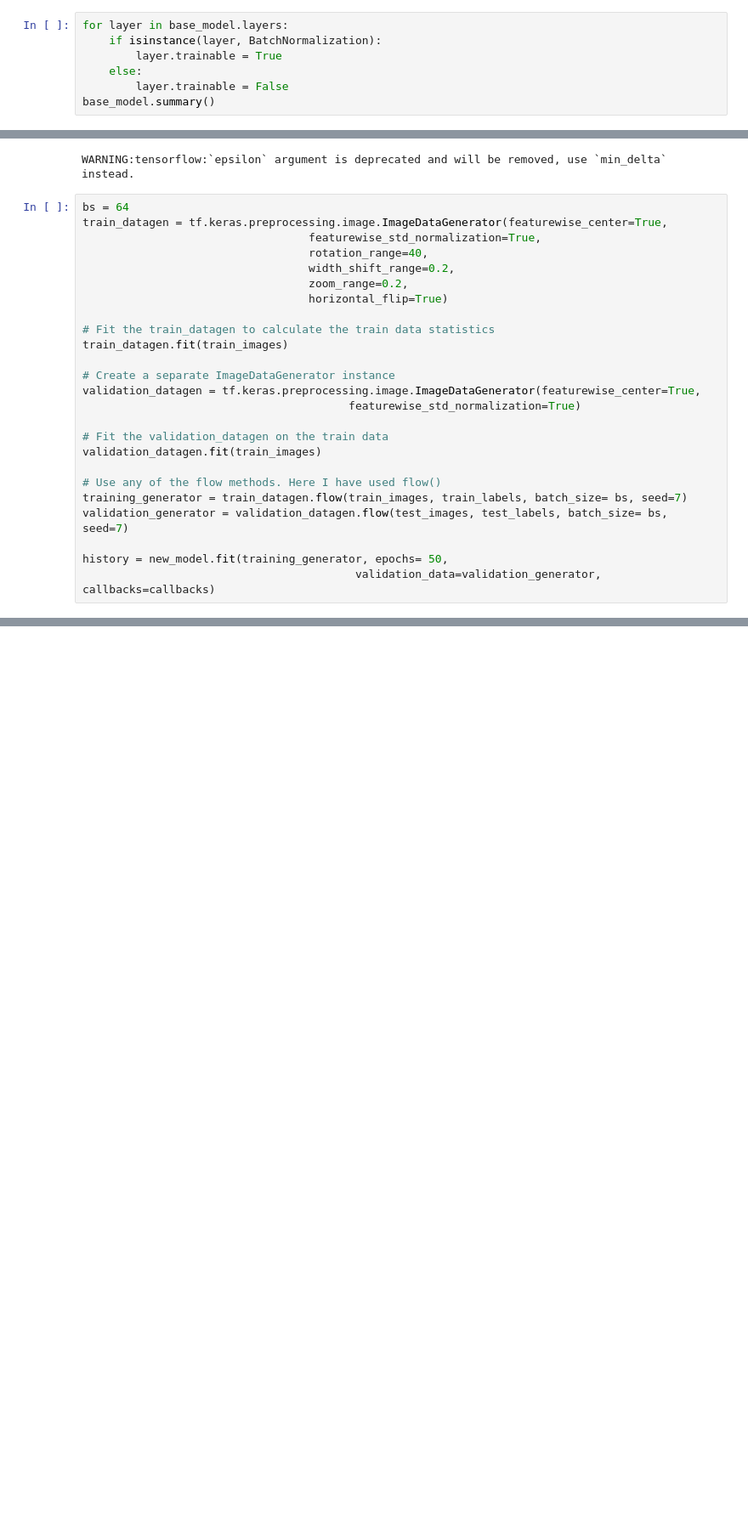
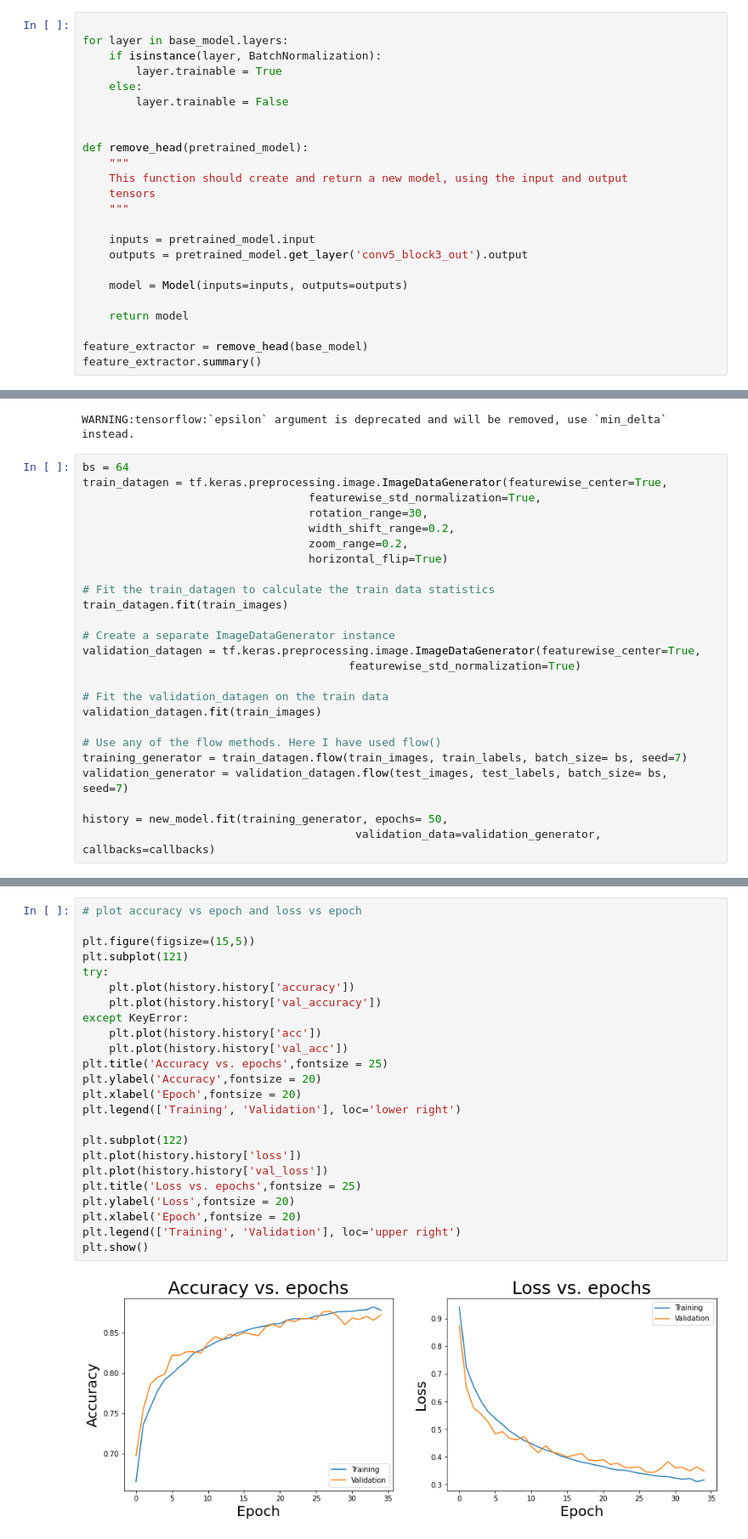
Before and after one commit to dansileshi/Functional-API-Tensorflow, a Jupyter notebook: Building and training Residual network from scratch in TensorFlow.ipynb, the cells around one changed output, grey strips where cells are left out. Shown at 85% size. Saved outputs shown, nothing was run; the diff lists cells and outputs as text; blank space fills up the shorter version.

```diff
--- a/Building and training Residual network from scratch in TensorFlow.ipynb
+++ b/Building and training Residual network from scratch in TensorFlow.ipynb
@@ -405,10 +406,27 @@ ________________________________________________________________________________
 # %% [markdown]
 ResNet50 neural-net has batch-normalization (BN) layers and using the pre-trained model causes issues with BN layers, if the target dataset on which model is being trained on is different from the originally used training dataset. This is because the BN layer would be using statistics of training data, instead of one used for inference.
 # %%
+
 for layer in base_model.layers:
     if isinstance(layer, BatchNormalization):
         layer.trainable = True
     else:
         layer.trainable = False
-base_model.summary()
+
+
+def remove_head(pretrained_model):
+    """
+    This function should create and return a new model, using the input and output
+    tensors
+    """
+
+    inputs = pretrained_model.input
+    outputs = pretrained_model.get_layer('conv5_block3_out').output
+
+    model = Model(inputs=inputs, outputs=outputs)
+
+    return model
+
+feature_extractor = remove_head(base_model)
+feature_extractor.summary()
 # %% [output]
@@ -523,7 +550,7 @@ WARNING:tensorflow:`epsilon` argument is deprecated and will be removed, use `mi
 bs = 64
 train_datagen = tf.keras.preprocessing.image.ImageDataGenerator(featurewise_center=True,
                                   featurewise_std_normalization=True,
-                                  rotation_range=40,
+                                  rotation_range=30,
                                   width_shift_range=0.2,
                                   zoom_range=0.2,
                                   horizontal_flip=True)
@@ -564,0 +608,26 @@ Epoch 00011: early stopping
+# %%
+# plot accuracy vs epoch and loss vs epoch
+
+plt.figure(figsize=(15,5))
+plt.subplot(121)
+try:
+    plt.plot(history.history['accuracy'])
+    plt.plot(history.history['val_accuracy'])
+except KeyError:
+    plt.plot(history.history['acc'])
+    plt.plot(history.history['val_acc'])
+plt.title('Accuracy vs. epochs',fontsize = 25)
+plt.ylabel('Accuracy',fontsize = 20)
+plt.xlabel('Epoch',fontsize = 20)
+plt.legend(['Training', 'Validation'], loc='lower right')
+
+plt.subplot(122)
+plt.plot(history.history['loss'])
+plt.plot(history.history['val_loss'])
+plt.title('Loss vs. epochs',fontsize = 25)
+plt.ylabel('Loss',fontsize = 20)
+plt.xlabel('Epoch',fontsize = 20)
+plt.legend(['Training', 'Validation'], loc='upper right')
+plt.show()
+# %% [output]
+[figure, added]
```
Also changed, not shown: parts of 20 cells of this notebook.
